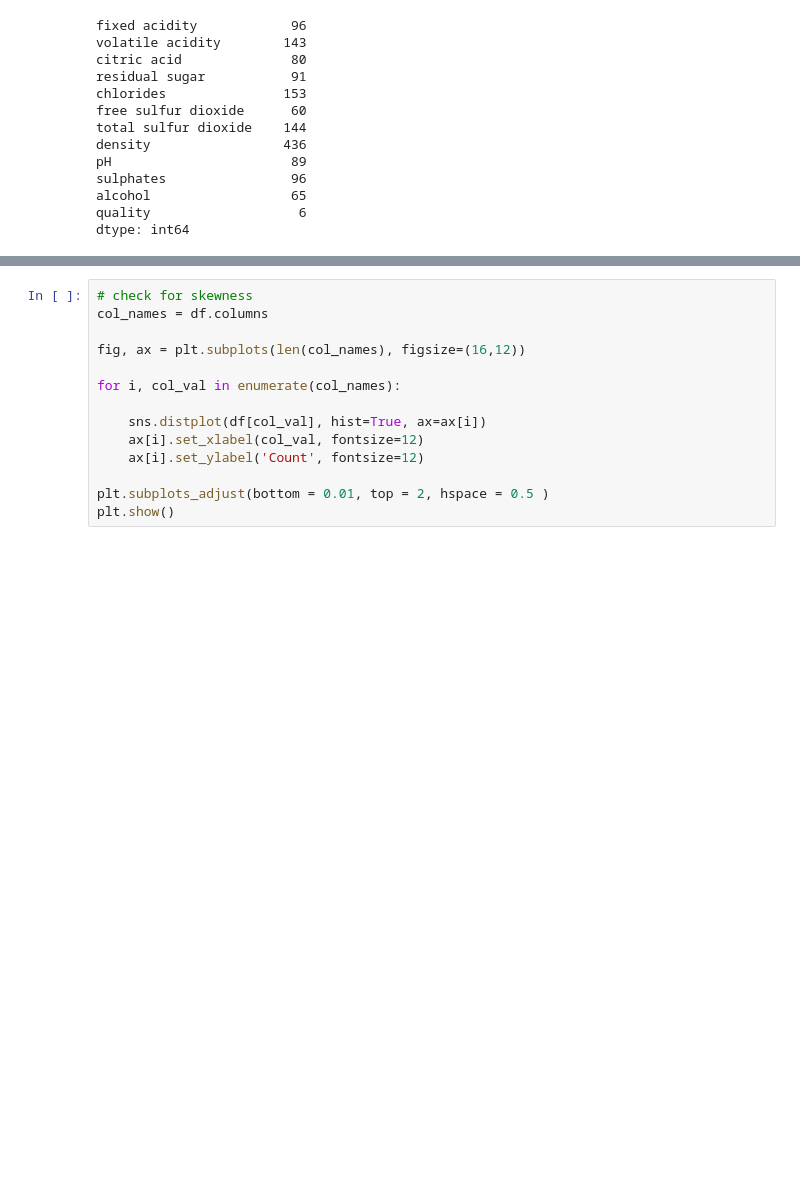
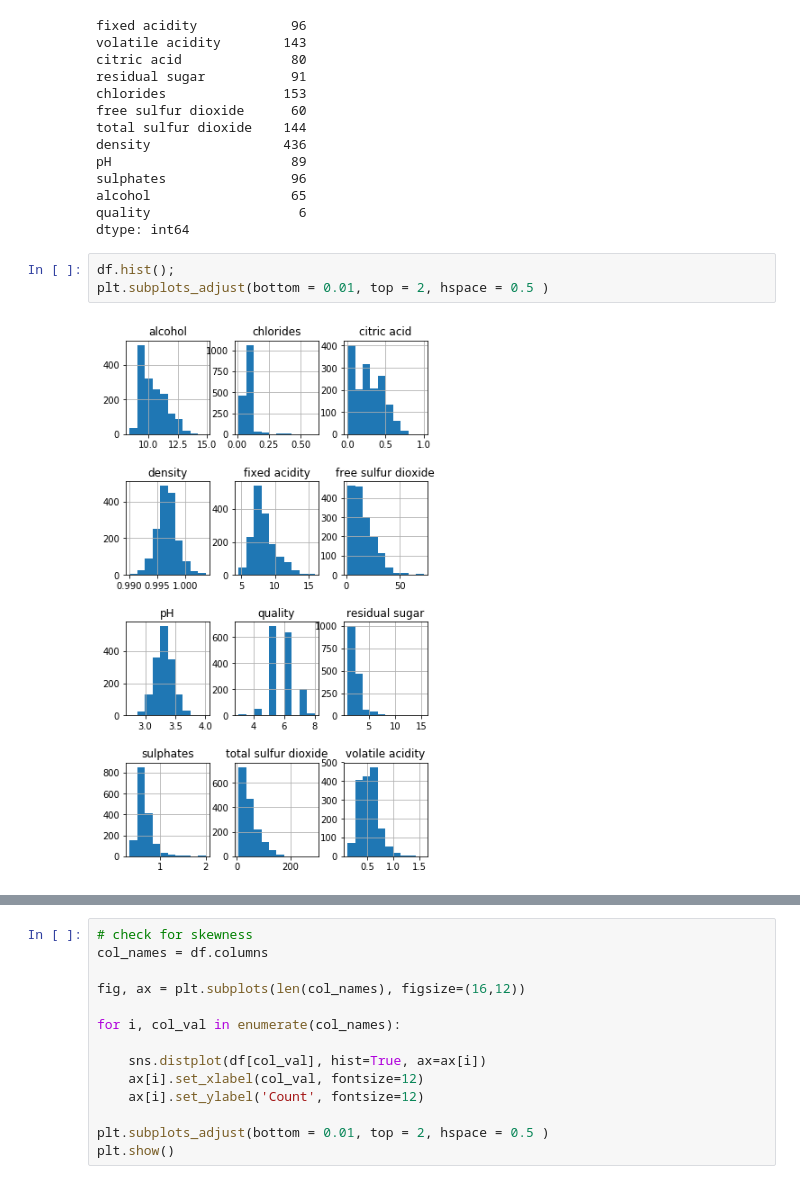
Before and after one commit to sumaanyu/Some-Regression-and-Classification-Projects, a Jupyter notebook: Project.ipynb, the cells around one changed output, grey strips where cells are left out. Cells and saved outputs as stored; diff of their text form; blank space fills up the shorter version.

```diff
--- a/Project.ipynb
+++ b/Project.ipynb
@@ -61,3 +61,8 @@ sulphates                96
 alcohol                  65
 quality                   6
 dtype: int64
+# %%
+df.hist();
+plt.subplots_adjust(bottom = 0.01, top = 2, hspace = 0.5 )
+# %% [output]
+[figure, added]
```
Also changed, not shown: parts of 3 cells of this notebook.
